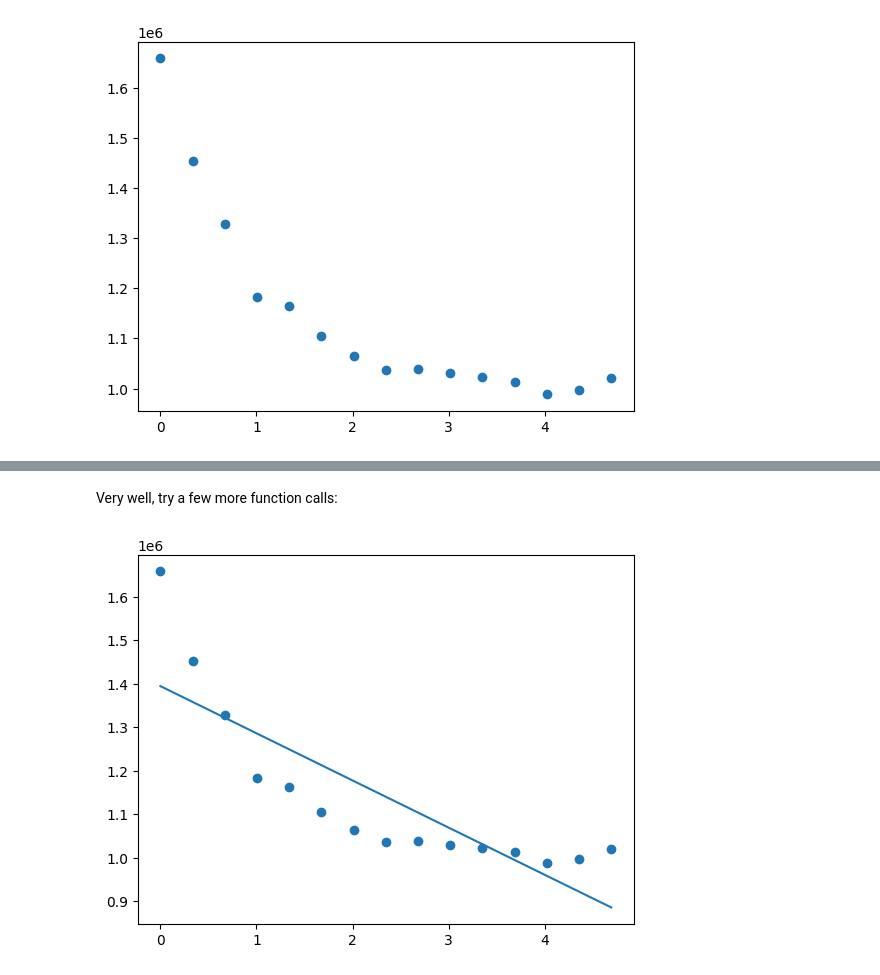
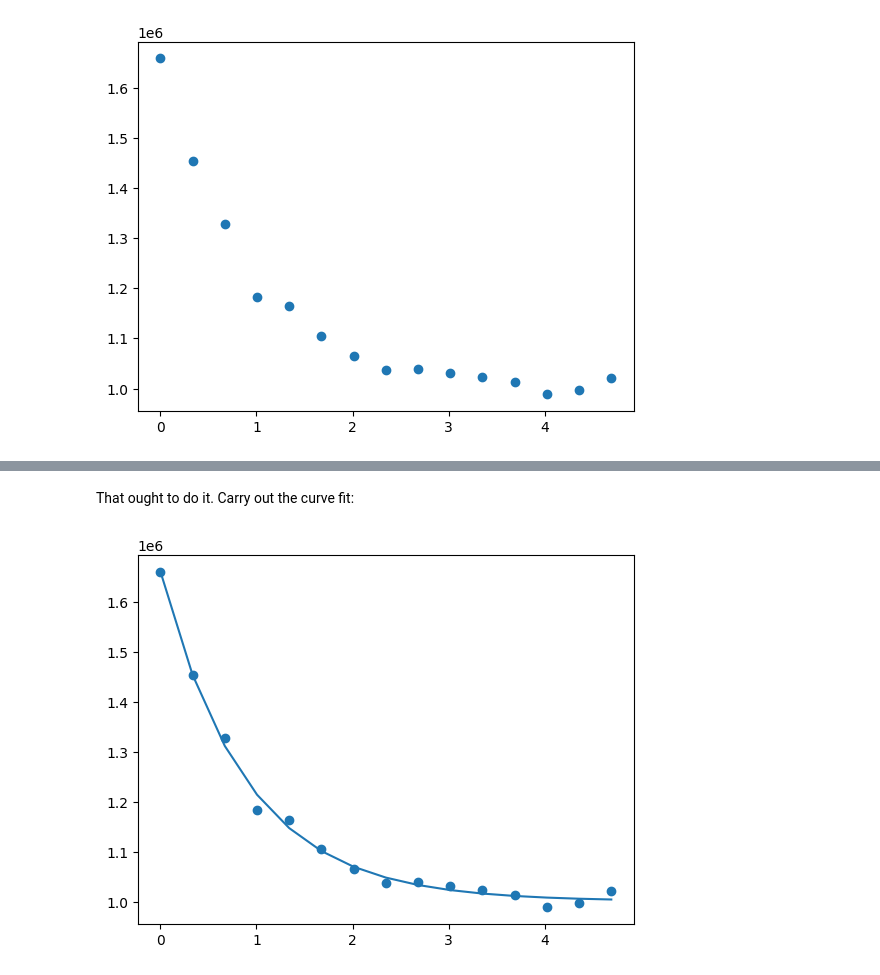
Before and after one commit to dmmorganphd/intro_curve_fitting_python, a Jupyter notebook: exponential_solutions.ipynb, the cells around one changed output, grey strips where cells are left out. Saved outputs shown, nothing was run; the diff lists cells and outputs as text; code cells hidden in the pictures.

```diff
--- a/exponential_solutions.ipynb
+++ b/exponential_solutions.ipynb
@@ -59,0 +65,3 @@ Attempt the curve fit
+# %%
+c=y[-1:][0]
+a=y[:1][0]-c
@@ -60,3 +145,9 @@ Attempt the curve fit
 # %%
-popt, pcov = curve_fit(genexpfunc, x, y)
+k=-1
+# initial values of parameters
+p = np.array([a,k,c])
+
+plt.plot(x, genexpfunc(x, *p))
+plt.scatter(x,y)
+plt.show()
 # %% [output]
@@ -64,10 +155,10 @@ RuntimeError: Optimal parameters not found: Number of calls to function has reac
 # %% [markdown]
-Very well, try a few more function calls:
+That ought to do it. Carry out the curve fit:
 # %%
-popt, pcov = curve_fit(genexpfunc, x, y, maxfev=100000)
+popt, pcov = curve_fit(genexpfunc, x, y, p0=p)
 
 plt.scatter(x,y)
 plt.plot(x,genexpfunc(x,*popt))
 plt.show()
 # %% [output]
-[figure, old version]
+[figure, new version]
```
Also changed, not shown: parts of 36 cells of this notebook, 17 other files.
